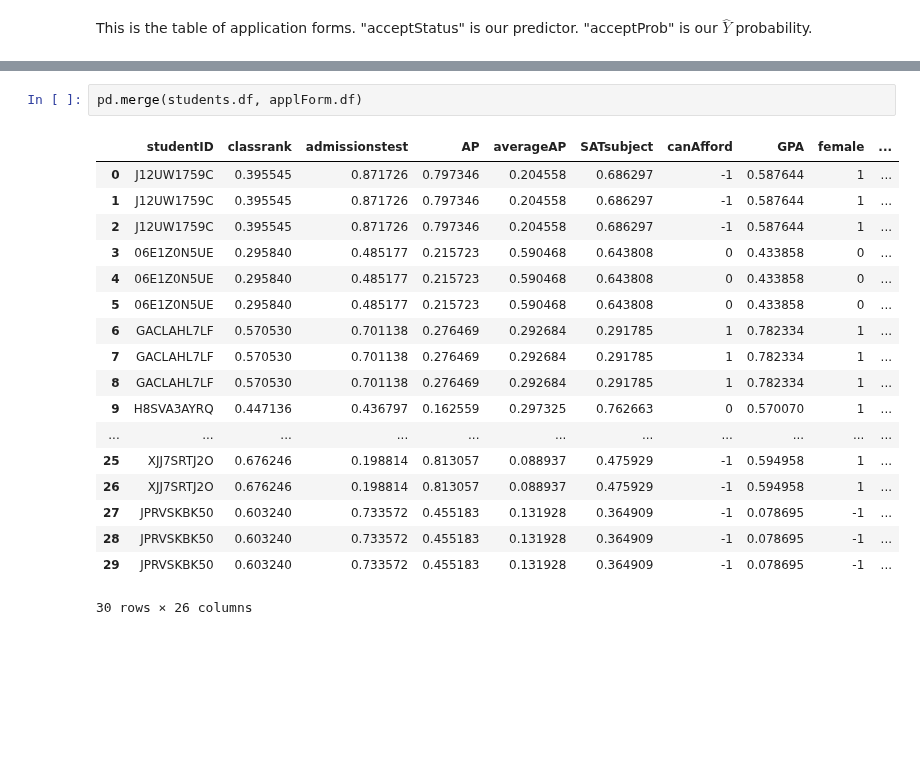
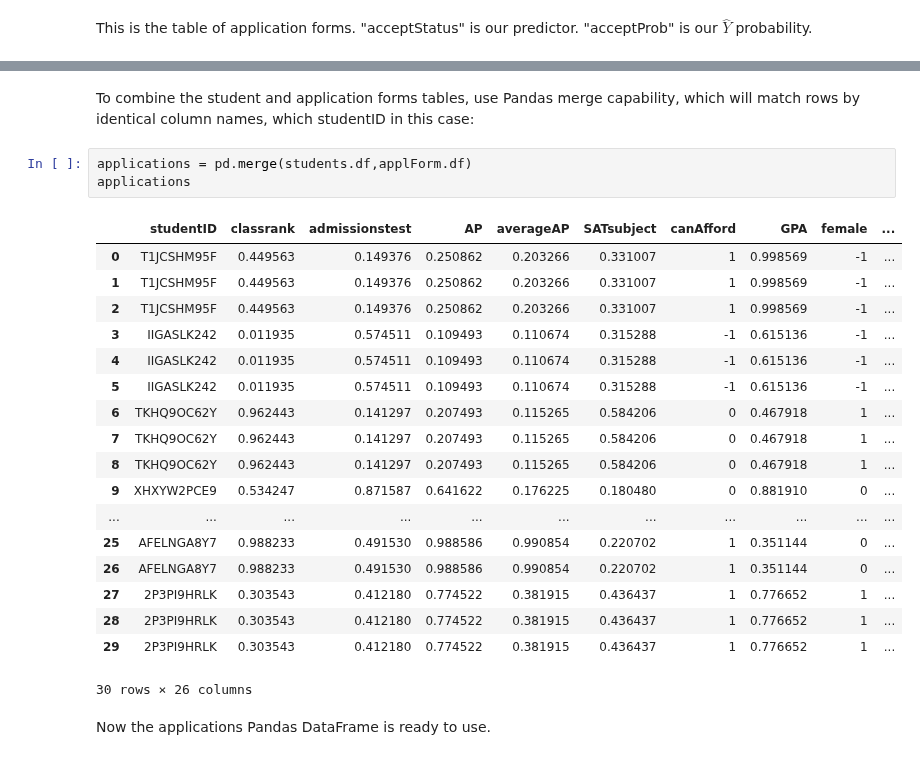
Before and after one commit to wihl/cs109-groupproj-college, a Jupyter notebook: sampledatabase.ipynb, the cells around one changed output, grey strips where cells are left out. Drawn from its saved outputs; the diff is of its cells as text; blank space fills up the shorter version.

Commit message:
added merge step

```diff
--- a/sampledatabase.ipynb
+++ b/sampledatabase.ipynb
@@ -66,21 +66,26 @@ applForm.df
+# %% [markdown]
+To combine the student and application forms tables, use Pandas merge capability, which will match rows by identical column names, which studentID in this case:
 # %%
-pd.merge(students.df, applForm.df)
+applications = pd.merge(students.df,applForm.df)
+applications
 # %% [output]
 |  | studentID | classrank | admissionstest | AP | averageAP | SATsubject | canAfford | GPA | female | ... |
-| 0 | J12UW1759C | 0.395545 | 0.871726 | 0.797346 | 0.204558 | 0.686297 | -1 | 0.587644 | 1 | ... |
-| 1 | J12UW1759C | 0.395545 | 0.871726 | 0.797346 | 0.204558 | 0.686297 | -1 | 0.587644 | 1 | ... |
-| 2 | J12UW1759C | 0.395545 | 0.871726 | 0.797346 | 0.204558 | 0.686297 | -1 | 0.587644 | 1 | ... |
-| 3 | 06E1Z0N5UE | 0.295840 | 0.485177 | 0.215723 | 0.590468 | 0.643808 | 0 | 0.433858 | 0 | ... |
-| 4 | 06E1Z0N5UE | 0.295840 | 0.485177 | 0.215723 | 0.590468 | 0.643808 | 0 | 0.433858 | 0 | ... |
-| 5 | 06E1Z0N5UE | 0.295840 | 0.485177 | 0.215723 | 0.590468 | 0.643808 | 0 | 0.433858 | 0 | ... |
-| 6 | GACLAHL7LF | 0.570530 | 0.701138 | 0.276469 | 0.292684 | 0.291785 | 1 | 0.782334 | 1 | ... |
-| 7 | GACLAHL7LF | 0.570530 | 0.701138 | 0.276469 | 0.292684 | 0.291785 | 1 | 0.782334 | 1 | ... |
-| 8 | GACLAHL7LF | 0.570530 | 0.701138 | 0.276469 | 0.292684 | 0.291785 | 1 | 0.782334 | 1 | ... |
-| 9 | H8SVA3AYRQ | 0.447136 | 0.436797 | 0.162559 | 0.297325 | 0.762663 | 0 | 0.570070 | 1 | ... |
+| 0 | T1JCSHM95F | 0.449563 | 0.149376 | 0.250862 | 0.203266 | 0.331007 | 1 | 0.998569 | -1 | ... |
+| 1 | T1JCSHM95F | 0.449563 | 0.149376 | 0.250862 | 0.203266 | 0.331007 | 1 | 0.998569 | -1 | ... |
+| 2 | T1JCSHM95F | 0.449563 | 0.149376 | 0.250862 | 0.203266 | 0.331007 | 1 | 0.998569 | -1 | ... |
+| 3 | IIGASLK242 | 0.011935 | 0.574511 | 0.109493 | 0.110674 | 0.315288 | -1 | 0.615136 | -1 | ... |
+| 4 | IIGASLK242 | 0.011935 | 0.574511 | 0.109493 | 0.110674 | 0.315288 | -1 | 0.615136 | -1 | ... |
+| 5 | IIGASLK242 | 0.011935 | 0.574511 | 0.109493 | 0.110674 | 0.315288 | -1 | 0.615136 | -1 | ... |
+| 6 | TKHQ9OC62Y | 0.962443 | 0.141297 | 0.207493 | 0.115265 | 0.584206 | 0 | 0.467918 | 1 | ... |
+| 7 | TKHQ9OC62Y | 0.962443 | 0.141297 | 0.207493 | 0.115265 | 0.584206 | 0 | 0.467918 | 1 | ... |
+| 8 | TKHQ9OC62Y | 0.962443 | 0.141297 | 0.207493 | 0.115265 | 0.584206 | 0 | 0.467918 | 1 | ... |
+| 9 | XHXYW2PCE9 | 0.534247 | 0.871587 | 0.641622 | 0.176225 | 0.180480 | 0 | 0.881910 | 0 | ... |
 | ... | ... | ... | ... | ... | ... | ... | ... | ... | ... | ... |
-| 25 | XJJ7SRTJ2O | 0.676246 | 0.198814 | 0.813057 | 0.088937 | 0.475929 | -1 | 0.594958 | 1 | ... |
-| 26 | XJJ7SRTJ2O | 0.676246 | 0.198814 | 0.813057 | 0.088937 | 0.475929 | -1 | 0.594958 | 1 | ... |
-| 27 | JPRVSKBK50 | 0.603240 | 0.733572 | 0.455183 | 0.131928 | 0.364909 | -1 | 0.078695 | -1 | ... |
-| 28 | JPRVSKBK50 | 0.603240 | 0.733572 | 0.455183 | 0.131928 | 0.364909 | -1 | 0.078695 | -1 | ... |
-| 29 | JPRVSKBK50 | 0.603240 | 0.733572 | 0.455183 | 0.131928 | 0.364909 | -1 | 0.078695 | -1 | ... |
+| 25 | AFELNGA8Y7 | 0.988233 | 0.491530 | 0.988586 | 0.990854 | 0.220702 | 1 | 0.351144 | 0 | ... |
+| 26 | AFELNGA8Y7 | 0.988233 | 0.491530 | 0.988586 | 0.990854 | 0.220702 | 1 | 0.351144 | 0 | ... |
+| 27 | 2P3PI9HRLK | 0.303543 | 0.412180 | 0.774522 | 0.381915 | 0.436437 | 1 | 0.776652 | 1 | ... |
+| 28 | 2P3PI9HRLK | 0.303543 | 0.412180 | 0.774522 | 0.381915 | 0.436437 | 1 | 0.776652 | 1 | ... |
+| 29 | 2P3PI9HRLK | 0.303543 | 0.412180 | 0.774522 | 0.381915 | 0.436437 | 1 | 0.776652 | 1 | ... |
 30 rows × 26 columns
+# %% [markdown]
+Now the applications Pandas DataFrame is ready to use.
```
Also changed, not shown: parts of 2 cells of this notebook.
